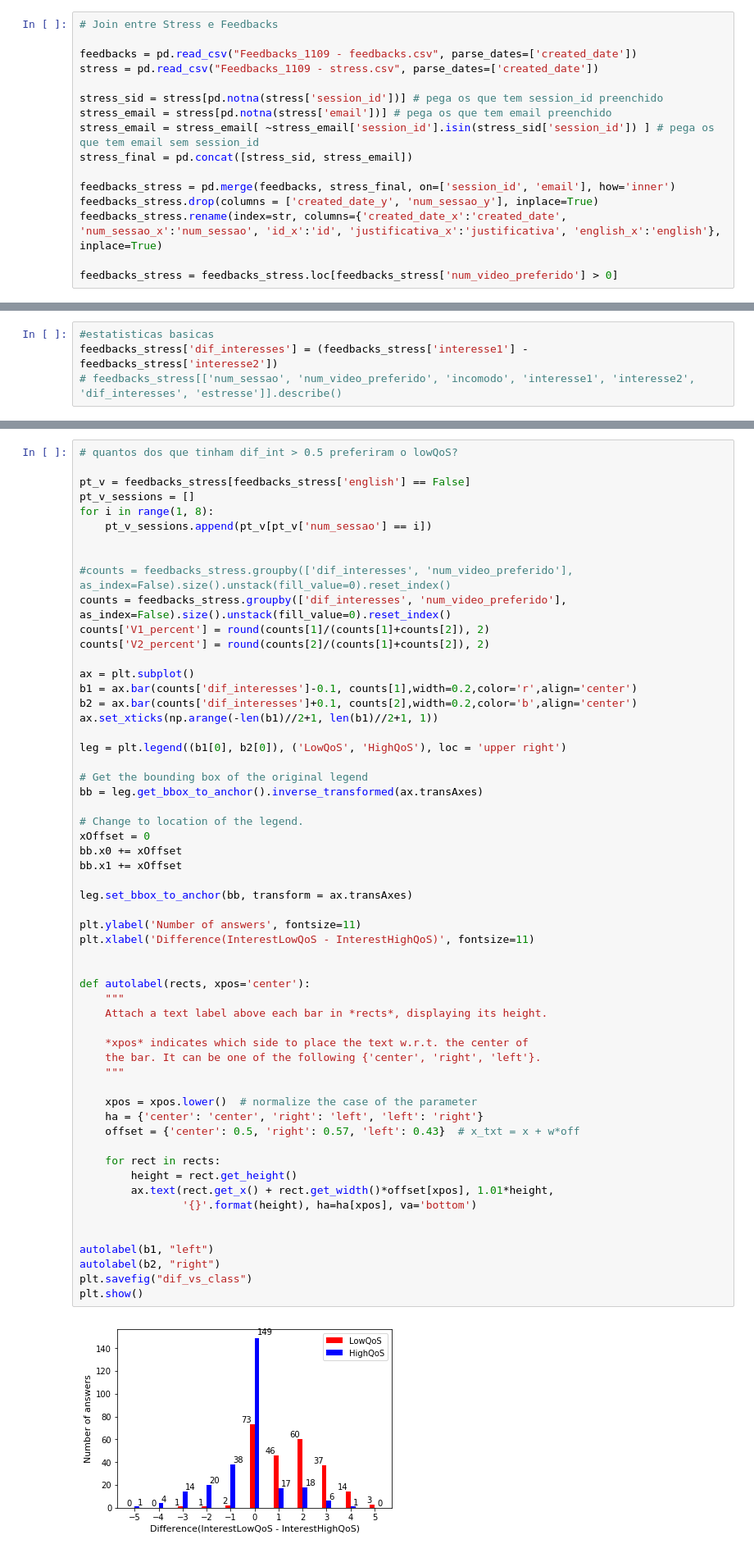
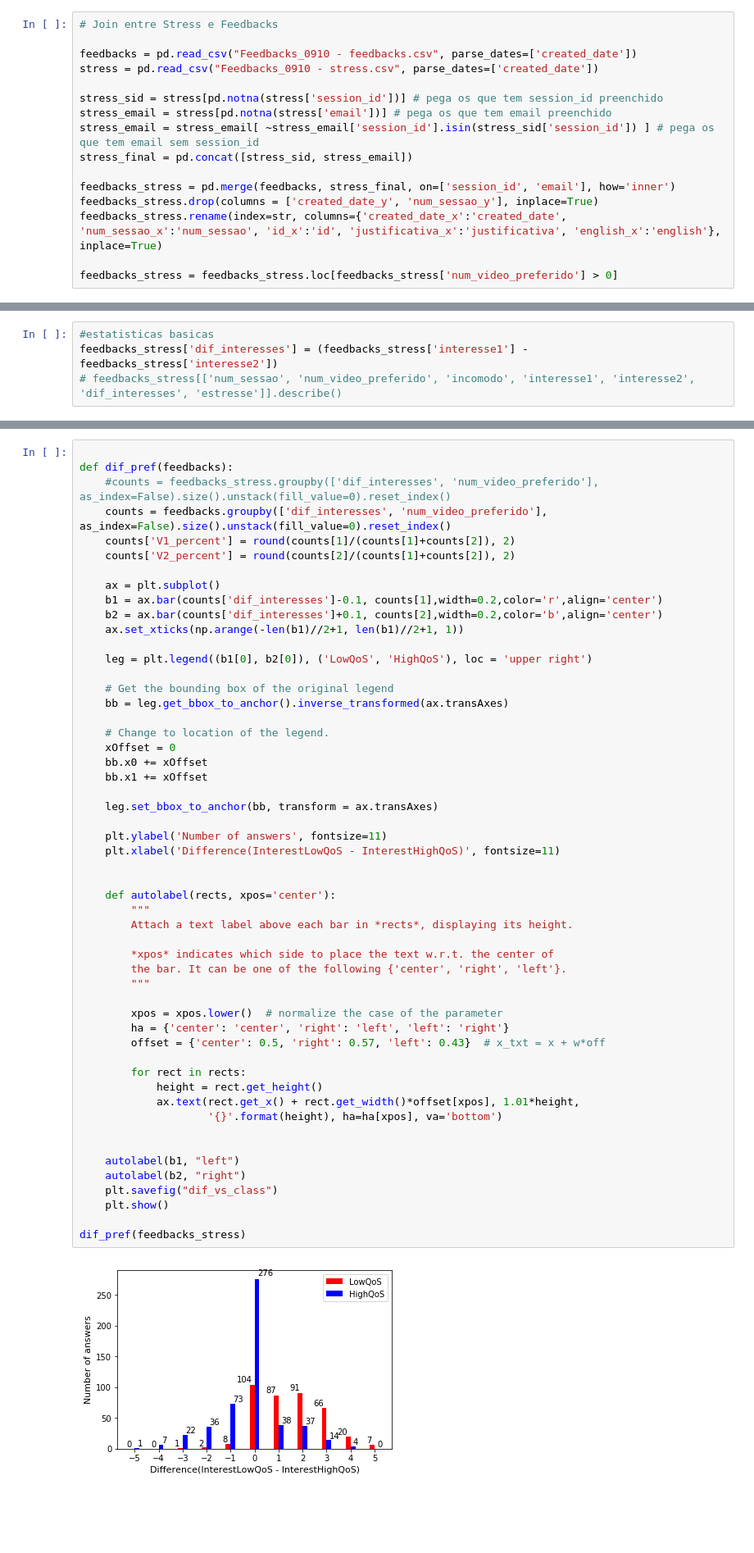
Before and after one commit to mateussnogs/analise_qose_2, a Jupyter notebook: estatísticas.ipynb, the cells around one changed output, grey strips where cells are left out. Shown at 82% size. Drawn from its saved outputs; the diff is of its cells as text; blank space fills up the shorter version.

```diff
--- a/estatísticas.ipynb
+++ b/estatísticas.ipynb
@@ -13,8 +13,8 @@ pd.options.mode.chained_assignment = None  # default='warn'
 # %%
 # Join entre Stress e Feedbacks
 
-feedbacks = pd.read_csv("Feedbacks_1109 - feedbacks.csv", parse_dates=['created_date'])
-stress = pd.read_csv("Feedbacks_1109 - stress.csv", parse_dates=['created_date'])
+feedbacks = pd.read_csv("Feedbacks_0910 - feedbacks.csv", parse_dates=['created_date'])
+stress = pd.read_csv("Feedbacks_0910 - stress.csv", parse_dates=['created_date'])
 
 stress_sid = stress[pd.notna(stress['session_id'])] # pega os que tem session_id preenchido
 stress_email = stress[pd.notna(stress['email'])] # pega os que tem email preenchido
@@ -81,61 +81,57 @@ f_1
 | 75% | 5.000000 | 9.000000 |
 | max | 5.000000 | 10.000000 |
 # %%
-# quantos dos que tinham dif_int > 0.5 preferiram o lowQoS?
 
-pt_v = feedbacks_stress[feedbacks_stress['english'] == False]
-pt_v_sessions = []
-for i in range(1, 8):
-    pt_v_sessions.append(pt_v[pt_v['num_sessao'] == i])
+def dif_pref(feedbacks):
+    #counts = feedbacks_stress.groupby(['dif_interesses', 'num_video_preferido'], as_index=False).size().unstack(fill_value=0).reset_index()
+    counts = feedbacks.groupby(['dif_interesses', 'num_video_preferido'], as_index=False).size().unstack(fill_value=0).reset_index()
+    counts['V1_percent'] = round(counts[1]/(counts[1]+counts[2]), 2)
+    counts['V2_percent'] = round(counts[2]/(counts[1]+counts[2]), 2)
+
+    ax = plt.subplot()
+    b1 = ax.bar(counts['dif_interesses']-0.1, counts[1],width=0.2,color='r',align='center')
+    b2 = ax.bar(counts['dif_interesses']+0.1, counts[2],width=0.2,color='b',align='center')
+    ax.set_xticks(np.arange(-len(b1)//2+1, len(b1)//2+1, 1))
+
+    leg = plt.legend((b1[0], b2[0]), ('LowQoS', 'HighQoS'), loc = 'upper right')
+
+    # Get the bounding box of the original legend
+    bb = leg.get_bbox_to_anchor().inverse_transformed(ax.transAxes)
+
+    # Change to location of the legend.
+    xOffset = 0
+    bb.x0 += xOffset
+    bb.x1 += xOffset
+
+    leg.set_bbox_to_anchor(bb, transform = ax.transAxes)
+
+    plt.ylabel('Number of answers', fontsize=11)
+    plt.xlabel('Difference(InterestLowQoS - InterestHighQoS)', fontsize=11)
 
 
-#counts = feedbacks_stress.groupby(['dif_interesses', 'num_video_preferido'], as_index=False).size().unstack(fill_value=0).reset_index()
-counts = feedbacks_stress.groupby(['dif_interesses', 'num_video_preferido'], as_index=False).size().unstack(fill_value=0).reset_index()
-counts['V1_percent'] = round(counts[1]/(counts[1]+counts[2]), 2)
-counts['V2_percent'] = round(counts[2]/(counts[1]+counts[2]), 2)
+    def autolabel(rects, xpos='center'):
+        """
+        Attach a text label above each bar in *rects*, displaying its height.
 
-ax = plt.subplot()
-b1 = ax.bar(counts['dif_interesses']-0.1, counts[1],width=0.2,color='r',align='center')
-b2 = ax.bar(counts['dif_interesses']+0.1, counts[2],width=0.2,color='b',align='center')
-ax.set_xticks(np.arange(-len(b1)//2+1, len(b1)//2+1, 1))
+        *xpos* indicates which side to place the text w.r.t. the center of
+        the bar. It can be one of the following {'center', 'right', 'left'}.
+        """
 
-leg = plt.legend((b1[0], b2[0]), ('LowQoS', 'HighQoS'), loc = 'upper right')
+        xpos = xpos.lower()  # normalize the case of the parameter
+        ha = {'center': 'center', 'right': 'left', 'left': 'right'}
+        offset = {'center': 0.5, 'right': 0.57, 'left': 0.43}  # x_txt = x + w*off
 
-# Get the bounding box of the original legend
-bb = leg.get_bbox_to_anchor().inverse_transformed(ax.transAxes)
-
-# Change to location of the legend.
-xOffset = 0
-bb.x0 += xOffset
-bb.x1 += xOffset
-
-leg.set_bbox_to_anchor(bb, transform = ax.transAxes)
-
-plt.ylabel('Number of answers', fontsize=11)
-plt.xlabel('Difference(InterestLowQoS - InterestHighQoS)', fontsize=11)
+        for rect in rects:
+            height = rect.get_height()
+            ax.text(rect.get_x() + rect.get_width()*offset[xpos], 1.01*height,
+                    '{}'.format(height), ha=ha[xpos], va='bottom')
 
 
-def autolabel(rects, xpos='center'):
-    """
-    Attach a text label above each bar in *rects*, displaying its height.
+    autolabel(b1, "left")
+    autolabel(b2, "right")
+    plt.savefig("dif_vs_class")
+    plt.show()
 
-    *xpos* indicates which side to place the text w.r.t. the center of
-    the bar. It can be one of the following {'center', 'right', 'left'}.
-    """
-
-    xpos = xpos.lower()  # normalize the case of the parameter
-    ha = {'center': 'center', 'right': 'left', 'left': 'right'}
-    offset = {'center': 0.5, 'right': 0.57, 'left': 0.43}  # x_txt = x + w*off
-
-    for rect in rects:
-        height = rect.get_height()
-        ax.text(rect.get_x() + rect.get_width()*offset[xpos], 1.01*height,
-                '{}'.format(height), ha=ha[xpos], va='bottom')
-
-
-autolabel(b1, "left")
-autolabel(b2, "right")
-plt.savefig("dif_vs_class")
-plt.show()
+dif_pref(feedbacks_stress)
 # %% [output]
-[figure, old version]
+[figure, new version]
```
Also changed, not shown: parts of 3 cells of this notebook, 1 other file.
